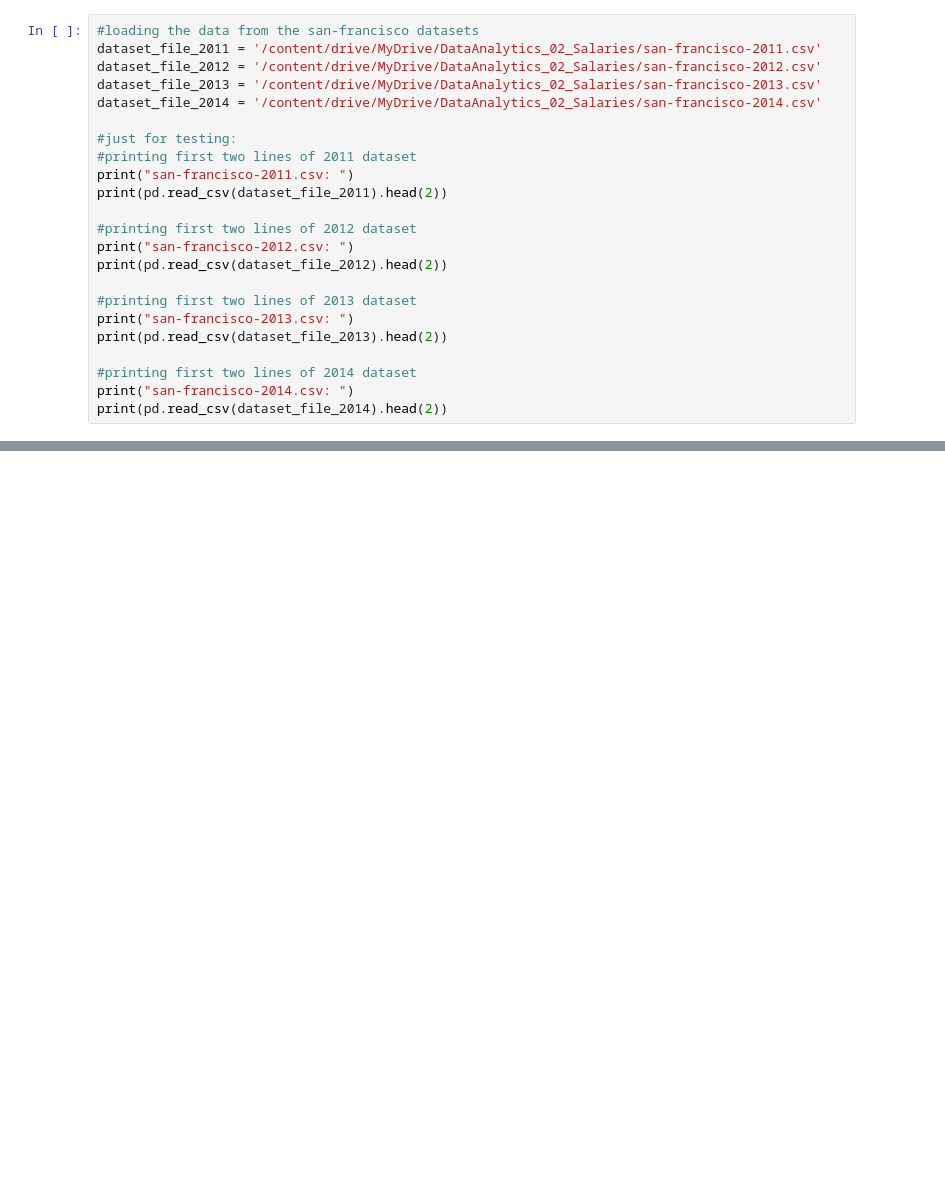
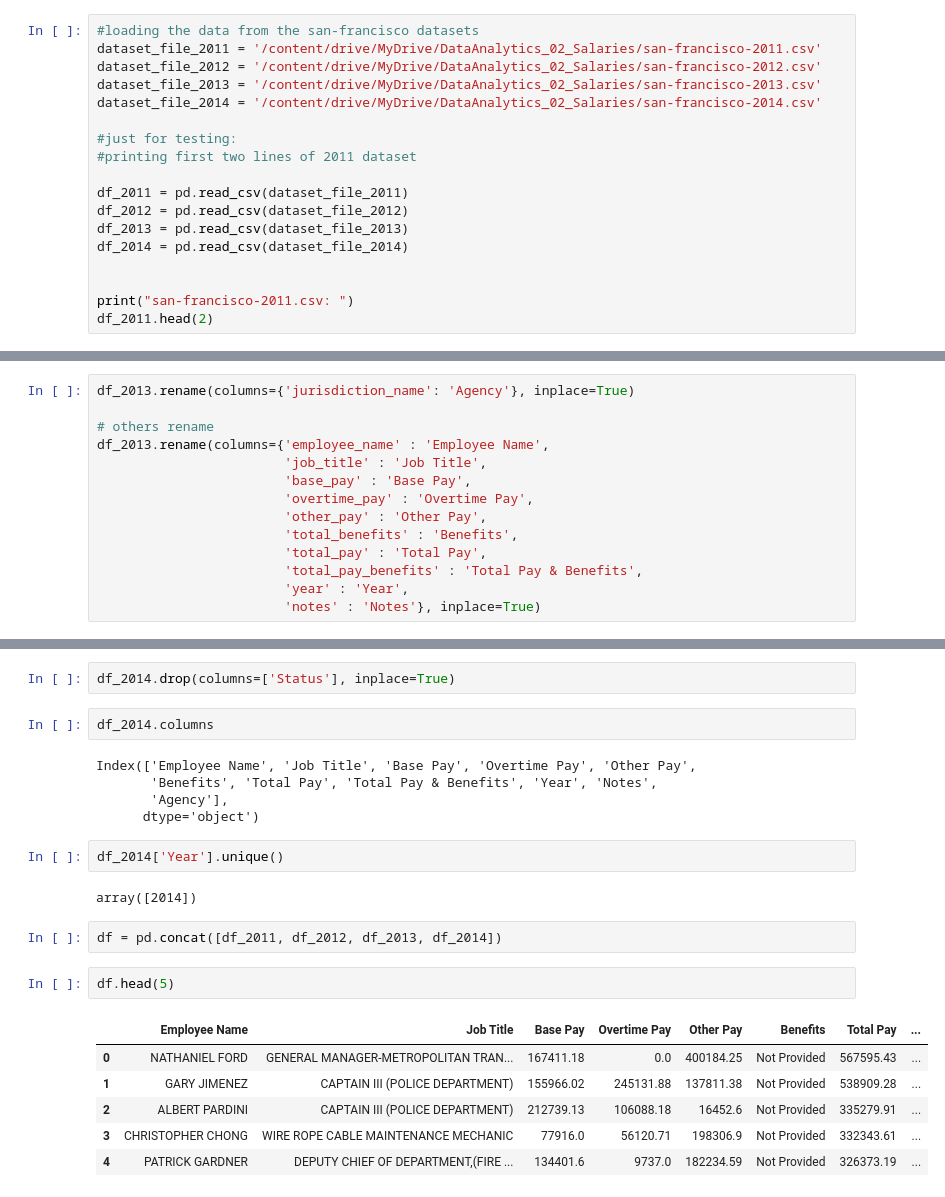
Before and after one commit to cricci3/Salaries_clustering, a Jupyter notebook: Project2_DA.ipynb, the cells around one changed output, grey strips where cells are left out. Drawn from its saved outputs; the diff is of its cells as text; blank space fills up the shorter version.

Commit message:
datasets merge and nans handling

```diff
--- a/Project2_DA.ipynb
+++ b/Project2_DA.ipynb
@@ -26,19 +31,14 @@ dataset_file_2014 = '/content/drive/MyDrive/DataAnalytics_02_Salaries/san-franci
 
 #just for testing:
 #printing first two lines of 2011 dataset
+
+df_2011 = pd.read_csv(dataset_file_2011)
+df_2012 = pd.read_csv(dataset_file_2012)
+df_2013 = pd.read_csv(dataset_file_2013)
+df_2014 = pd.read_csv(dataset_file_2014)
+
+
 print("san-francisco-2011.csv: ")
-print(pd.read_csv(dataset_file_2011).head(2))
-
-#printing first two lines of 2012 dataset
-print("san-francisco-2012.csv: ")
-print(pd.read_csv(dataset_file_2012).head(2))
-
-#printing first two lines of 2013 dataset
-print("san-francisco-2013.csv: ")
-print(pd.read_csv(dataset_file_2013).head(2))
-
-#printing first two lines of 2014 dataset
-print("san-francisco-2014.csv: ")
-print(pd.read_csv(dataset_file_2014).head(2))
+df_2011.head(2)
 # %% [output]
 san-francisco-2011.csv:
@@ -60,0 +112,14 @@ san-francisco-2011.csv:
+# %%
+df_2013.rename(columns={'jurisdiction_name': 'Agency'}, inplace=True)
+
+# others rename
+df_2013.rename(columns={'employee_name' : 'Employee Name',
+                        'job_title' : 'Job Title',
+                        'base_pay' : 'Base Pay',
+                        'overtime_pay' : 'Overtime Pay',
+                        'other_pay' : 'Other Pay',
+                        'total_benefits' : 'Benefits',
+                        'total_pay' : 'Total Pay',
+                        'total_pay_benefits' : 'Total Pay & Benefits',
+                        'year' : 'Year',
+                        'notes' : 'Notes'}, inplace=True)
@@ -60,0 +138,24 @@ san-francisco-2011.csv:
+# %%
+df_2014.drop(columns=['Status'], inplace=True)
+# %%
+df_2014.columns
+# %% [output]
+Index(['Employee Name', 'Job Title', 'Base Pay', 'Overtime Pay', 'Other Pay',
+       'Benefits', 'Total Pay', 'Total Pay & Benefits', 'Year', 'Notes',
+       'Agency'],
+      dtype='object')
+# %%
+df_2014['Year'].unique()
+# %% [output]
+array([2014])
+# %%
+df = pd.concat([df_2011, df_2012, df_2013, df_2014])
+# %%
+df.head(5)
+# %% [output]
+|  | Employee Name | Job Title | Base Pay | Overtime Pay | Other Pay | Benefits | Total Pay | ... |
+| 0 | NATHANIEL FORD | GENERAL MANAGER-METROPOLITAN TRAN... | 167411.18 | 0.0 | 400184.25 | Not Provided | 567595.43 | ... |
+| 1 | GARY JIMENEZ | CAPTAIN III (POLICE DEPARTMENT) | 155966.02 | 245131.88 | 137811.38 | Not Provided | 538909.28 | ... |
+| 2 | ALBERT PARDINI | CAPTAIN III (POLICE DEPARTMENT) | 212739.13 | 106088.18 | 16452.6 | Not Provided | 335279.91 | ... |
+| 3 | CHRISTOPHER CHONG | WIRE ROPE CABLE MAINTENANCE MECHANIC | 77916.0 | 56120.71 | 198306.9 | Not Provided | 332343.61 | ... |
+| 4 | PATRICK GARDNER | DEPUTY CHIEF OF DEPARTMENT,(FIRE ... | 134401.6 | 9737.0 | 182234.59 | Not Provided | 326373.19 | ... |
```
Also changed, not shown: parts of 24 cells of this notebook.
